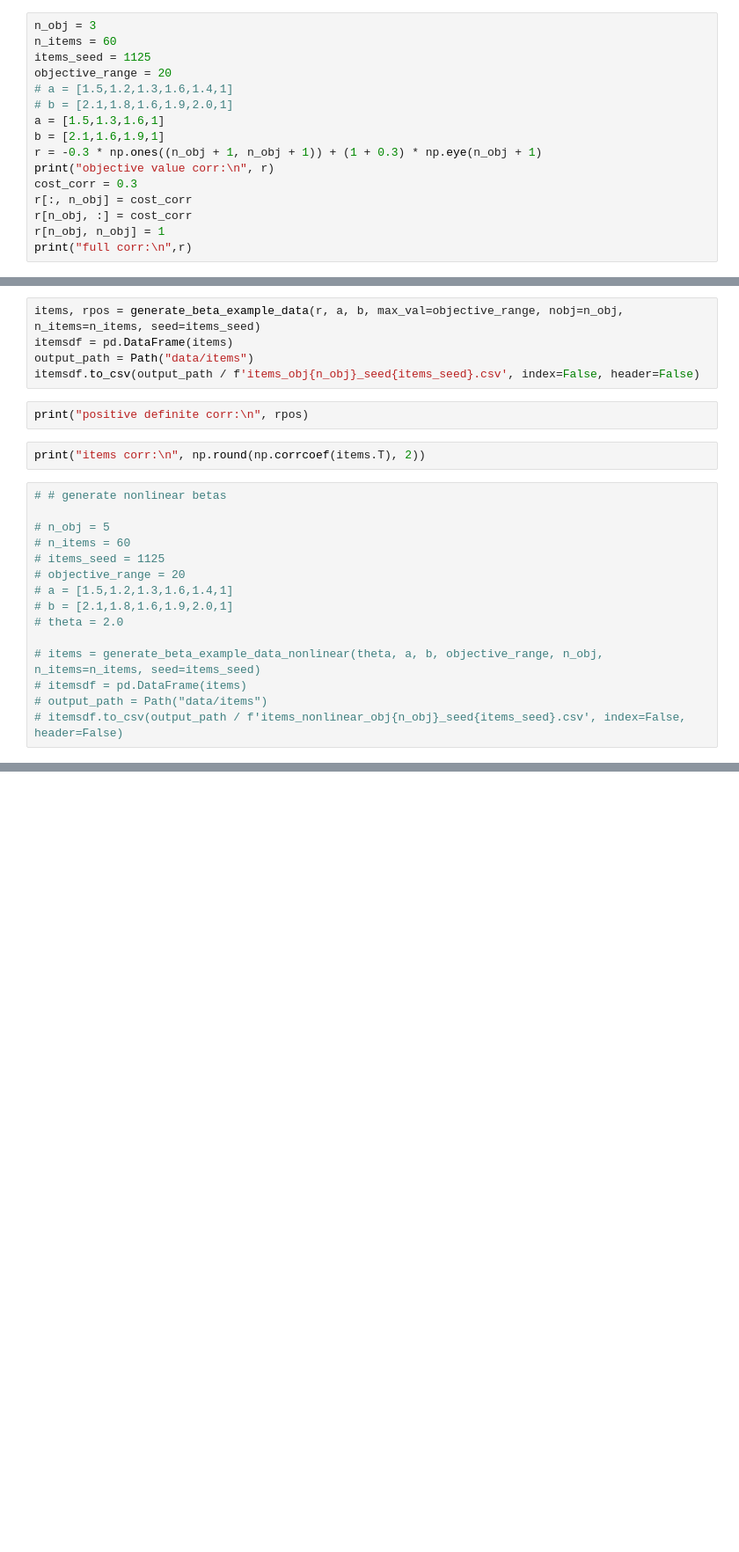
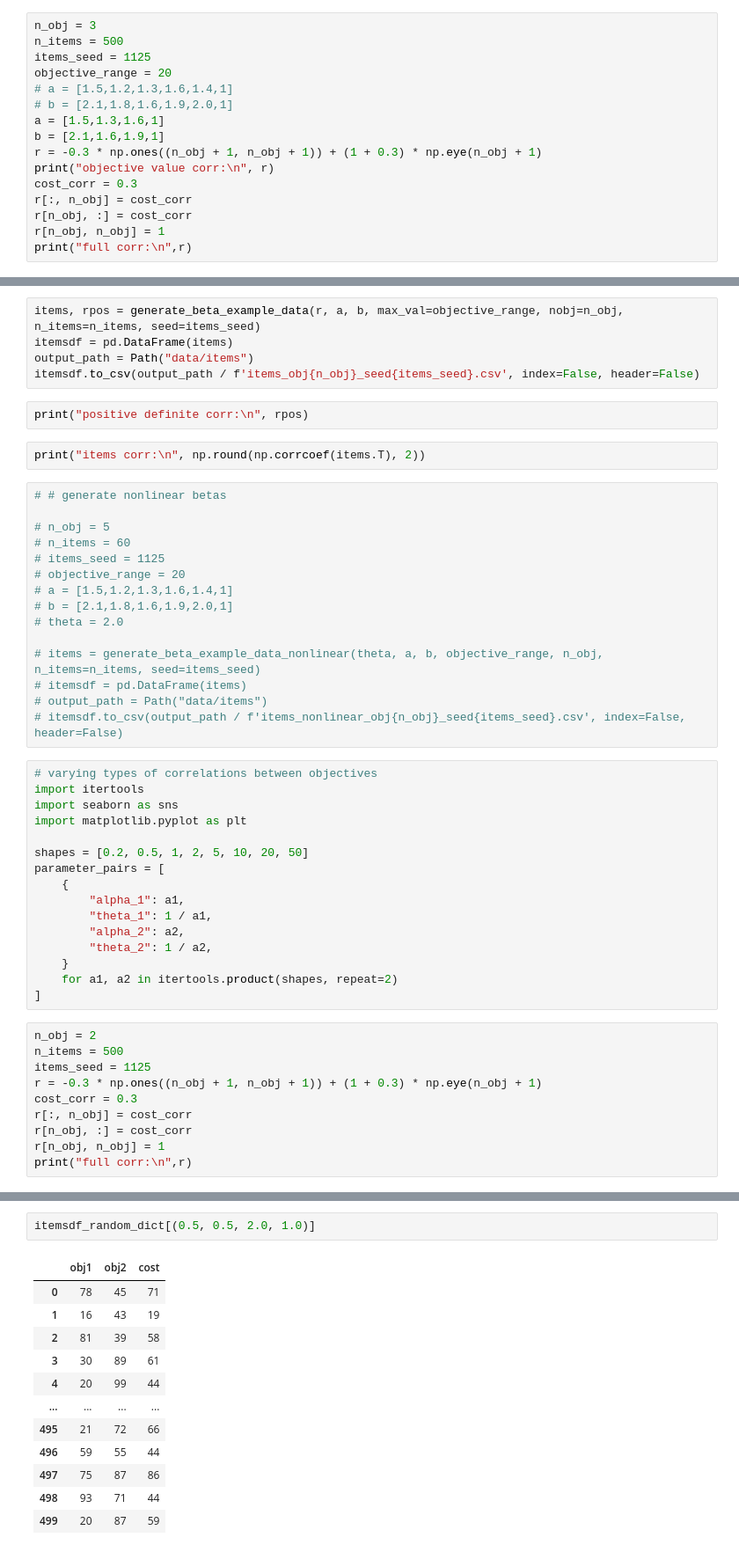
Before and after one commit to rameshsrinivasanuci/multiobjective, a Jupyter notebook: generate_data.ipynb, the cells around one changed output, grey strips where cells are left out. Shown at 88% size. Cells and saved outputs as stored; diff of their text form; blank space fills up the shorter version.

Commit message:
previous exploration of distribution parameters

```diff
--- a/generate_data.ipynb
+++ b/generate_data.ipynb
@@ -87,7 +118,7 @@ def generate_beta_example_data(r, a, b, max_val, nobj, n_items=100, seed=1124, p
 #     return np.unique(np.array(items), axis=0)
 # %%
 n_obj = 3
-n_items = 60
+n_items = 500
 items_seed = 1125
 objective_range = 20
 # a = [1.5,1.2,1.3,1.6,1.4,1]
@@ -136,3 +156,29 @@ print("items corr:\n", np.round(np.corrcoef(items.T), 2))
 # itemsdf = pd.DataFrame(items)
 # output_path = Path("data/items")
 # itemsdf.to_csv(output_path / f'items_nonlinear_obj{n_obj}_seed{items_seed}.csv', index=False, header=False)
+# %%
+# varying types of correlations between objectives
+import itertools
+import seaborn as sns
+import matplotlib.pyplot as plt
+
+shapes = [0.2, 0.5, 1, 2, 5, 10, 20, 50]
+parameter_pairs = [
+    {
+        "alpha_1": a1,
+        "theta_1": 1 / a1,
+        "alpha_2": a2,
+        "theta_2": 1 / a2,
+    }
+    for a1, a2 in itertools.product(shapes, repeat=2)
+]
+# %%
+n_obj = 2
+n_items = 500
+items_seed = 1125
+r = -0.3 * np.ones((n_obj + 1, n_obj + 1)) + (1 + 0.3) * np.eye(n_obj + 1)
+cost_corr = 0.3
+r[:, n_obj] = cost_corr
+r[n_obj, :] = cost_corr
+r[n_obj, n_obj] = 1
+print("full corr:\n",r)
@@ -138,0 +365,15 @@ print("items corr:\n", np.round(np.corrcoef(items.T), 2))
+# %%
+itemsdf_random_dict[(0.5, 0.5, 2.0, 1.0)]
+# %% [output]
+|  | obj1 | obj2 | cost |
+| 0 | 78 | 45 | 71 |
+| 1 | 16 | 43 | 19 |
+| 2 | 81 | 39 | 58 |
+| 3 | 30 | 89 | 61 |
+| 4 | 20 | 99 | 44 |
+| ... | ... | ... | ... |
+| 495 | 21 | 72 | 66 |
+| 496 | 59 | 55 | 44 |
+| 497 | 75 | 87 | 86 |
+| 498 | 93 | 71 | 44 |
+| 499 | 20 | 87 | 59 |
```
Also changed, not shown: parts of 9 cells of this notebook.
